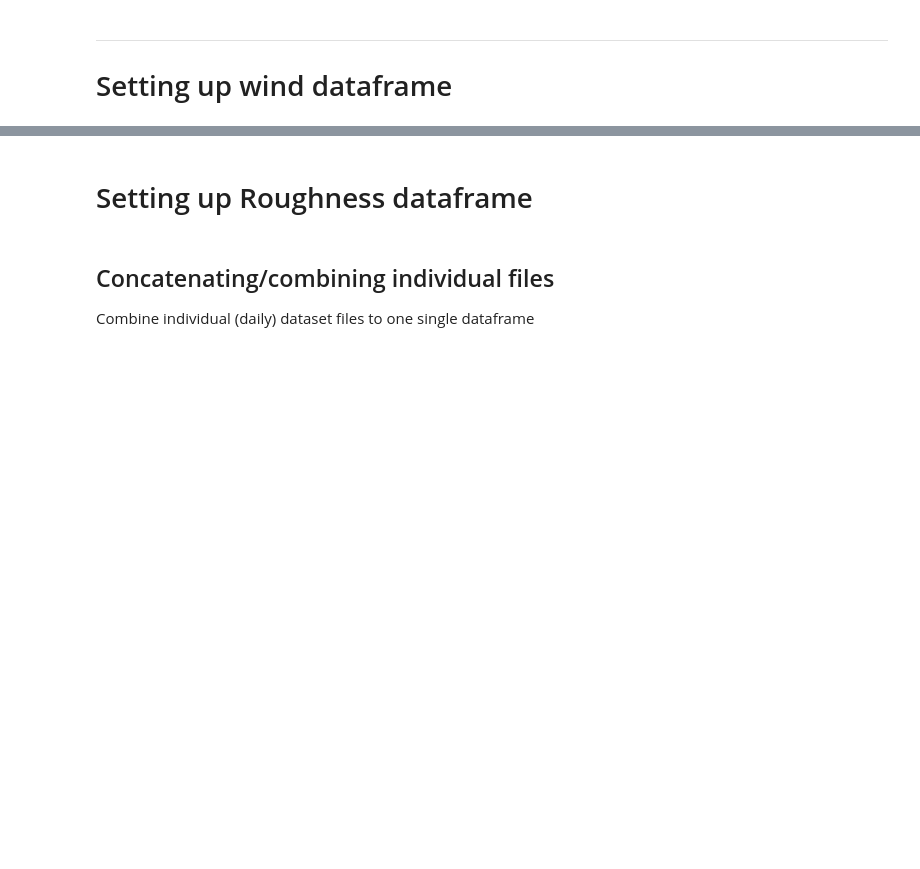
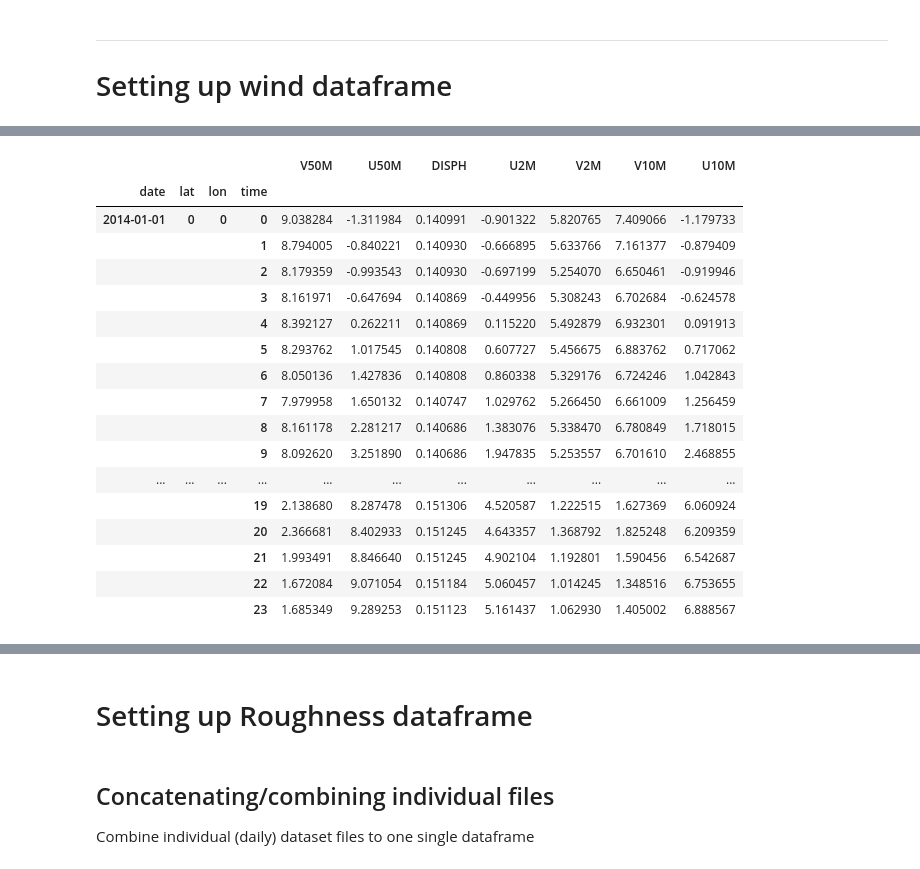
Before and after one commit to Open-Power-System-Data/weather_data, a Jupyter notebook: weather_data_2_download.ipynb, the cells around one changed output, grey strips where cells are left out. Saved outputs shown, nothing was run; the diff lists cells and outputs as text; code cells hidden in the pictures; blank space fills up the shorter version.

```diff
--- a/weather_data_2_download.ipynb
+++ b/weather_data_2_download.ipynb
@@ -366,38 +388,63 @@ log.info('Requested lon: ' + str((lon_1, lon_2)))
 # Setting up wind dataframe
 # %%
 def extract_date(data_set):
-    """
-    Extracts the date from the file before merging the datasets
-    """
-    # find a match between . and .nc4 that does not have . .
-    exp = r'(?<=\.)[^\.]*(?=\.nc4)'
-    try:
-        changed_attr_name = True
-        try:
-            f_name = data_set.attrs['HDF5_GLOBAL.Filename']
-            changed_attr_name = False
-        except:
-            pass
-        if changed_attr_name:
-            try:
-                f_name = data_set.attrs['Filename']
-            except:
-                log.info('No key matched!')
+#     """
+#     Extracts the date from the file before merging the datasets
+#     """
+#     # find a match between . and .nc4 that does not have . .
+#     exp = r'(?<=\.)[^\.]*(?=\.nc4)'
+#     try:
+# #         changed_attr_name = True
+# #         try:
+# #             f_name = data_set.attrs['HDF5_GLOBAL.Filename']
+# #             changed_attr_name = False
+# #         except:
+# #             pass
+# #         if changed_attr_name:
+# #             try:
+# #                 f_name = data_set.attrs['Filename']
+# #             except:
+# #                 log.info('No key matched!')
+#         if 'HDF5_GLOBAL.Filename' in data_set.attrs:
+#             f_name = data_set.attrs['HDF5_GLOBAL.Filename']
+#         elif 'Filename' in data_set.attrs:
+#             f_name = data_set.attrs['Filename']
+#         else:
+#             raise KeyError('The name for the field has changed again...')
 
 
 
+#         res = re.search(exp, f_name).group(0)
+#         y, m, d = res[0:4], res[4:6], res[6:8]
+#         date_str = ('%s-%s-%s' % (y, m, d))
+# #         log.info(date_str)
+#         data_set.assign(date1 = date_str)
+#         return data_set
+
+#     except KeyError as e:
+#         # The last dataset is the one all the other sets will be merged into.
+#         # Therefore, no date can be extracted.
+#         log.warning('KeyError')
+# #         raise KeyError
+#         return data_set
+    # find a match between . and .nc4 that does not consists of a . .
+    exp = r'(?<=\.)[^\.]*(?=\.nc4)'
+    try:
+        if 'HDF5_GLOBAL.Filename' in data_set.attrs:
+            f_name = data_set.attrs['HDF5_GLOBAL.Filename']
+        else:
+            f_name = data_set.attrs['Filename']
+        logging.debug(f_name)
         res = re.search(exp, f_name).group(0)
         y, m, d = res[0:4], res[4:6], res[6:8]
         date_str = ('%s-%s-%s' % (y, m, d))
-        log.info(date_str)
-        data_set.assign(date = date_str)
+        data_set = data_set.assign(date=date_str)
         return data_set
 
-    except KeyError as e:
-        # The last dataset is the one all the other sets will be merged into.
-        # Therefore, no date can be extracted.
-        print(data_set)
-#         raise KeyError
+    except KeyError:
+        # The last dataset is the one all the other sets will be merged into. Therefore, no date can be extracted.
+        logging.warning('KeyError')
+        # logging.debug(data_set)
         return data_set
 
 
@@ -407,6 +454,7 @@ file_path = os.path.join('download', '*.nc4')
 # MergeError with preprocess function!!
 try:
     with xr.open_mfdataset(file_path, concat_dim='date', preprocess=extract_date) as ds_wind:
+        print(ds_wind)
         df_wind = ds_wind.to_dataframe()
 
 except xr.MergeError as e:
@@ -418,3 +466,4 @@ except xr.MergeError as e:
 
 
 df_wind
+# %% [output]
@@ -420,0 +485,18 @@ df_wind
+|  |  |  |  | V50M | U50M | DISPH | U2M | V2M | V10M | U10M |
+| date | lat | lon | time |  |  |  |  |  |  |  |
+| 2014-01-01 | 0 | 0 | 0 | 9.038284 | -1.311984 | 0.140991 | -0.901322 | 5.820765 | 7.409066 | -1.179733 |
+|  |  |  | 1 | 8.794005 | -0.840221 | 0.140930 | -0.666895 | 5.633766 | 7.161377 | -0.879409 |
+|  |  |  | 2 | 8.179359 | -0.993543 | 0.140930 | -0.697199 | 5.254070 | 6.650461 | -0.919946 |
+|  |  |  | 3 | 8.161971 | -0.647694 | 0.140869 | -0.449956 | 5.308243 | 6.702684 | -0.624578 |
+|  |  |  | 4 | 8.392127 | 0.262211 | 0.140869 | 0.115220 | 5.492879 | 6.932301 | 0.091913 |
+|  |  |  | 5 | 8.293762 | 1.017545 | 0.140808 | 0.607727 | 5.456675 | 6.883762 | 0.717062 |
+|  |  |  | 6 | 8.050136 | 1.427836 | 0.140808 | 0.860338 | 5.329176 | 6.724246 | 1.042843 |
+|  |  |  | 7 | 7.979958 | 1.650132 | 0.140747 | 1.029762 | 5.266450 | 6.661009 | 1.256459 |
+|  |  |  | 8 | 8.161178 | 2.281217 | 0.140686 | 1.383076 | 5.338470 | 6.780849 | 1.718015 |
+|  |  |  | 9 | 8.092620 | 3.251890 | 0.140686 | 1.947835 | 5.253557 | 6.701610 | 2.468855 |
+| ... | ... | ... | ... | ... | ... | ... | ... | ... | ... | ... |
+|  |  |  | 19 | 2.138680 | 8.287478 | 0.151306 | 4.520587 | 1.222515 | 1.627369 | 6.060924 |
+|  |  |  | 20 | 2.366681 | 8.402933 | 0.151245 | 4.643357 | 1.368792 | 1.825248 | 6.209359 |
+|  |  |  | 21 | 1.993491 | 8.846640 | 0.151245 | 4.902104 | 1.192801 | 1.590456 | 6.542687 |
+|  |  |  | 22 | 1.672084 | 9.071054 | 0.151184 | 5.060457 | 1.014245 | 1.348516 | 6.753655 |
+|  |  |  | 23 | 1.685349 | 9.289253 | 0.151123 | 5.161437 | 1.062930 | 1.405002 | 6.888567 |
```
Also changed, not shown: parts of 8 cells of this notebook.
